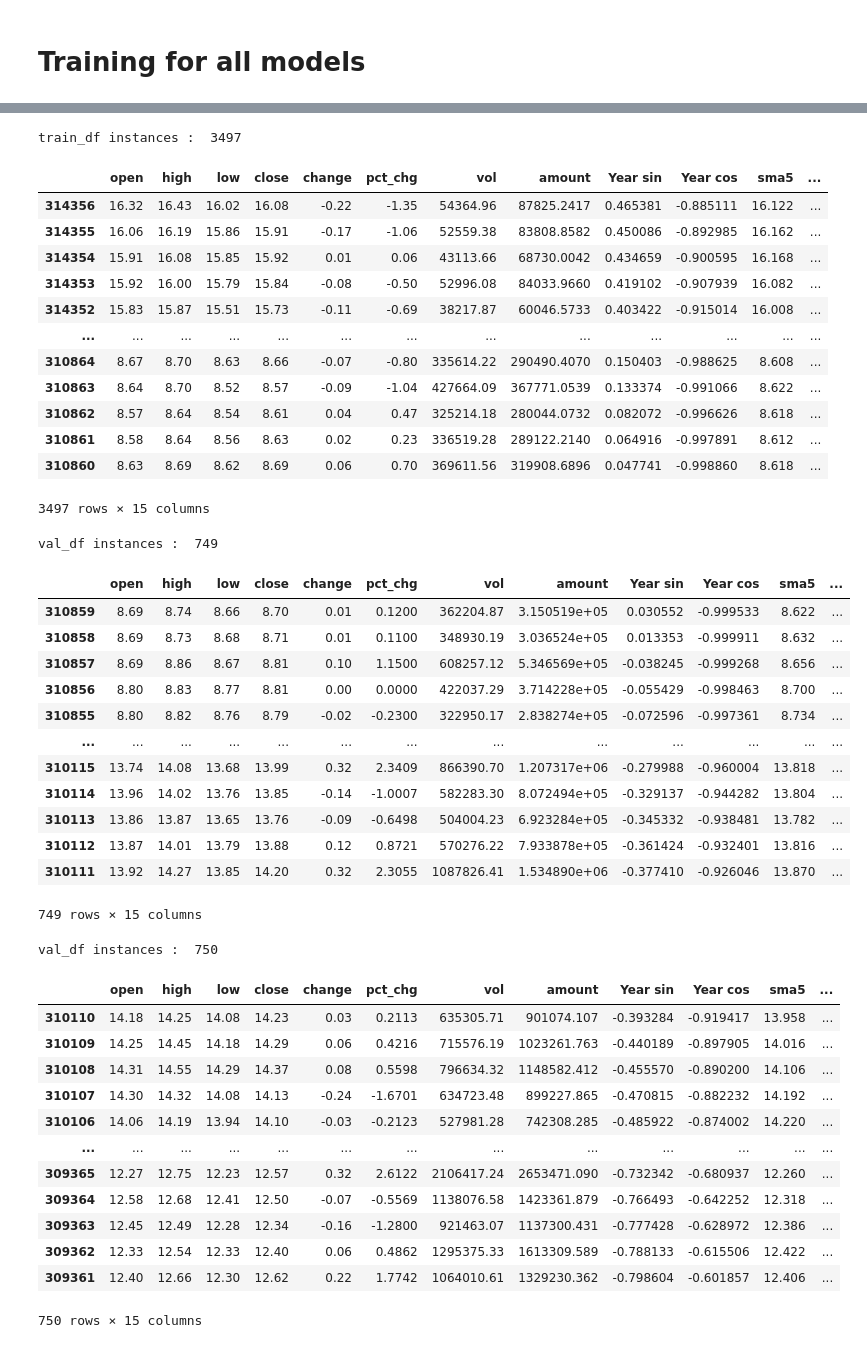
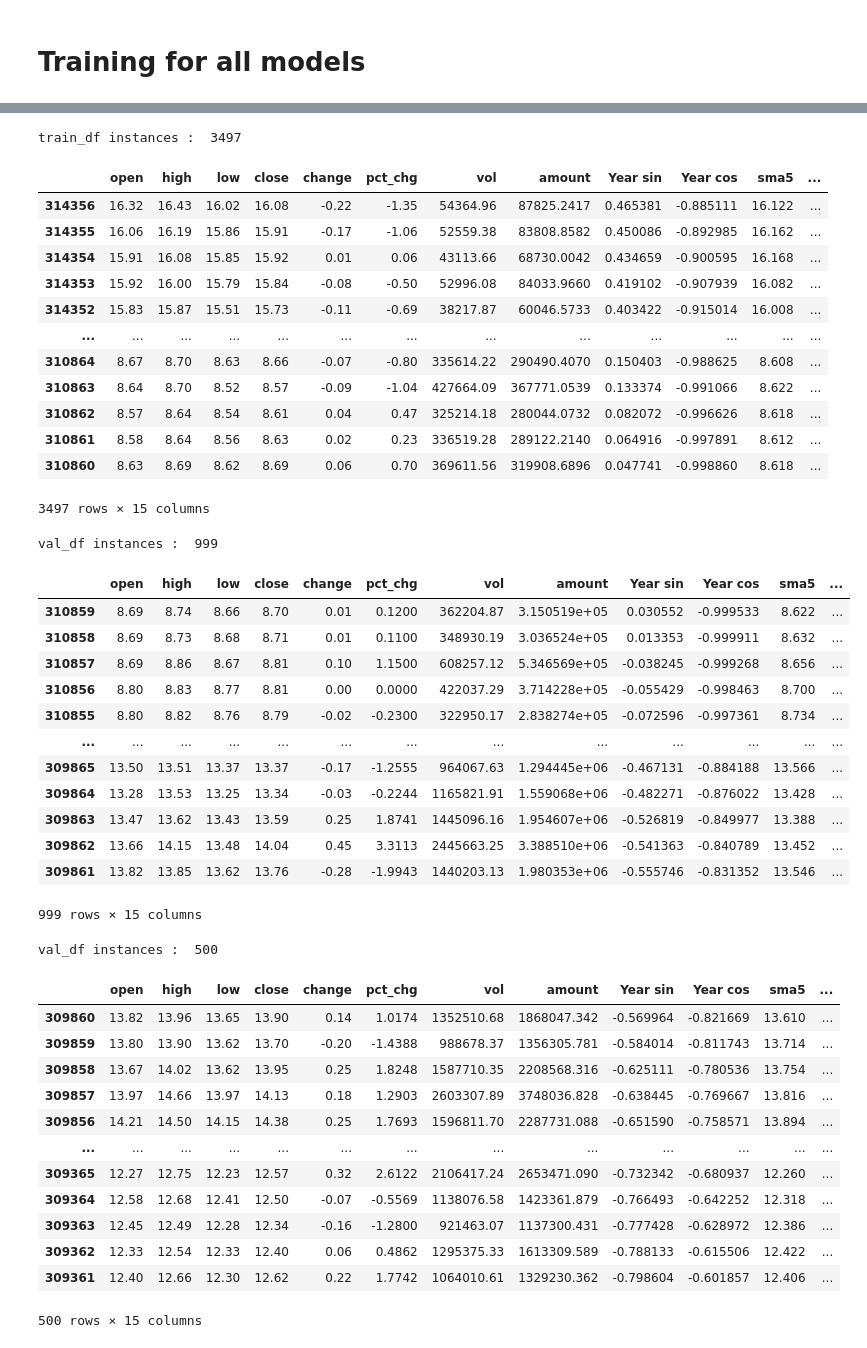
Before and after one commit to vincent05r/Stock_models, a Jupyter notebook: LSTM_Attention_stock_test_all.ipynb, the cells around one changed output, grey strips where cells are left out. Drawn from its saved outputs; the diff is of its cells as text; code cells hidden in the pictures.

```diff
--- a/LSTM_Attention_stock_test_all.ipynb
+++ b/LSTM_Attention_stock_test_all.ipynb
@@ -263,7 +263,7 @@ labels = ['open']
 eval_iteration = 10 #the number of evaluation iterations for individual stock
 # %%
 #main training loop
-stock_training_range = 3 #len(stock_list)
+stock_training_range = 20 #len(stock_list)
 
 for stock_index in range( stock_training_range ):
 
@@ -282,7 +282,7 @@ for stock_index in range( stock_training_range ):
     #no testing data, only cross val data
 
     train_data_p = 0.7  #percentage of train data
-    val_data_p = 0.15
+    val_data_p = 0.2
 
     train_df = current_stock[ 0 : int(n * train_data_p) ]
     val_df = current_stock[int( n * train_data_p) : int(n * (train_data_p + val_data_p)) ]
@@ -405,54 +405,54 @@ df features :  15
 | 314353 | 15.92 | 16.00 | 15.79 | 15.84 | -0.08 | -0.5000 | 52996.08 | 8.403397e+04 | 0.419102 | -0.907939 | 16.082 | ... |
 | 314352 | 15.83 | 15.87 | 15.51 | 15.73 | -0.11 | -0.6900 | 38217.87 | 6.004657e+04 | 0.403422 | -0.915014 | 16.008 | ... |
 | ... | ... | ... | ... | ... | ... | ... | ... | ... | ... | ... | ... | ... |
 | 309365 | 12.27 | 12.75 | 12.23 | 12.57 | 0.32 | 2.6122 | 2106417.24 | 2.653471e+06 | -0.732342 | -0.680937 | 12.260 | ... |
 | 309364 | 12.58 | 12.68 | 12.41 | 12.50 | -0.07 | -0.5569 | 1138076.58 | 1.423362e+06 | -0.766493 | -0.642252 | 12.318 | ... |
 | 309363 | 12.45 | 12.49 | 12.28 | 12.34 | -0.16 | -1.2800 | 921463.07 | 1.137300e+06 | -0.777428 | -0.628972 | 12.386 | ... |
 | 309362 | 12.33 | 12.54 | 12.33 | 12.40 | 0.06 | 0.4862 | 1295375.33 | 1.613310e+06 | -0.788133 | -0.615506 | 12.422 | ... |
 | 309361 | 12.40 | 12.66 | 12.30 | 12.62 | 0.22 | 1.7742 | 1064010.61 | 1.329230e+06 | -0.798604 | -0.601857 | 12.406 | ... |
 4996 rows × 15 columns
 train_df instances :  3497
 |  | open | high | low | close | change | pct_chg | vol | amount | Year sin | Year cos | sma5 | ... |
 | 314356 | 16.32 | 16.43 | 16.02 | 16.08 | -0.22 | -1.35 | 54364.96 | 87825.2417 | 0.465381 | -0.885111 | 16.122 | ... |
 | 314355 | 16.06 | 16.19 | 15.86 | 15.91 | -0.17 | -1.06 | 52559.38 | 83808.8582 | 0.450086 | -0.892985 | 16.162 | ... |
 | 314354 | 15.91 | 16.08 | 15.85 | 15.92 | 0.01 | 0.06 | 43113.66 | 68730.0042 | 0.434659 | -0.900595 | 16.168 | ... |
 | 314353 | 15.92 | 16.00 | 15.79 | 15.84 | -0.08 | -0.50 | 52996.08 | 84033.9660 | 0.419102 | -0.907939 | 16.082 | ... |
 | 314352 | 15.83 | 15.87 | 15.51 | 15.73 | -0.11 | -0.69 | 38217.87 | 60046.5733 | 0.403422 | -0.915014 | 16.008 | ... |
 | ... | ... | ... | ... | ... | ... | ... | ... | ... | ... | ... | ... | ... |
 | 310864 | 8.67 | 8.70 | 8.63 | 8.66 | -0.07 | -0.80 | 335614.22 | 290490.4070 | 0.150403 | -0.988625 | 8.608 | ... |
 | 310863 | 8.64 | 8.70 | 8.52 | 8.57 | -0.09 | -1.04 | 427664.09 | 367771.0539 | 0.133374 | -0.991066 | 8.622 | ... |
 | 310862 | 8.57 | 8.64 | 8.54 | 8.61 | 0.04 | 0.47 | 325214.18 | 280044.0732 | 0.082072 | -0.996626 | 8.618 | ... |
 | 310861 | 8.58 | 8.64 | 8.56 | 8.63 | 0.02 | 0.23 | 336519.28 | 289122.2140 | 0.064916 | -0.997891 | 8.612 | ... |
 | 310860 | 8.63 | 8.69 | 8.62 | 8.69 | 0.06 | 0.70 | 369611.56 | 319908.6896 | 0.047741 | -0.998860 | 8.618 | ... |
 3497 rows × 15 columns
-val_df instances :  749
+val_df instances :  999
 |  | open | high | low | close | change | pct_chg | vol | amount | Year sin | Year cos | sma5 | ... |
 | 310859 | 8.69 | 8.74 | 8.66 | 8.70 | 0.01 | 0.1200 | 362204.87 | 3.150519e+05 | 0.030552 | -0.999533 | 8.622 | ... |
 | 310858 | 8.69 | 8.73 | 8.68 | 8.71 | 0.01 | 0.1100 | 348930.19 | 3.036524e+05 | 0.013353 | -0.999911 | 8.632 | ... |
 | 310857 | 8.69 | 8.86 | 8.67 | 8.81 | 0.10 | 1.1500 | 608257.12 | 5.346569e+05 | -0.038245 | -0.999268 | 8.656 | ... |
 | 310856 | 8.80 | 8.83 | 8.77 | 8.81 | 0.00 | 0.0000 | 422037.29 | 3.714228e+05 | -0.055429 | -0.998463 | 8.700 | ... |
 | 310855 | 8.80 | 8.82 | 8.76 | 8.79 | -0.02 | -0.2300 | 322950.17 | 2.838274e+05 | -0.072596 | -0.997361 | 8.734 | ... |
 | ... | ... | ... | ... | ... | ... | ... | ... | ... | ... | ... | ... | ... |
-| 310115 | 13.74 | 14.08 | 13.68 | 13.99 | 0.32 | 2.3409 | 866390.70 | 1.207317e+06 | -0.279988 | -0.960004 | 13.818 | ... |
-| 310114 | 13.96 | 14.02 | 13.76 | 13.85 | -0.14 | -1.0007 | 582283.30 | 8.072494e+05 | -0.329137 | -0.944282 | 13.804 | ... |
-| 310113 | 13.86 | 13.87 | 13.65 | 13.76 | -0.09 | -0.6498 | 504004.23 | 6.923284e+05 | -0.345332 | -0.938481 | 13.782 | ... |
-| 310112 | 13.87 | 14.01 | 13.79 | 13.88 | 0.12 | 0.8721 | 570276.22 | 7.933878e+05 | -0.361424 | -0.932401 | 13.816 | ... |
-| 310111 | 13.92 | 14.27 | 13.85 | 14.20 | 0.32 | 2.3055 | 1087826.41 | 1.534890e+06 | -0.377410 | -0.926046 | 13.870 | ... |
+| 309865 | 13.50 | 13.51 | 13.37 | 13.37 | -0.17 | -1.2555 | 964067.63 | 1.294445e+06 | -0.467131 | -0.884188 | 13.566 | ... |
+| 309864 | 13.28 | 13.53 | 13.25 | 13.34 | -0.03 | -0.2244 | 1165821.91 | 1.559068e+06 | -0.482271 | -0.876022 | 13.428 | ... |
+| 309863 | 13.47 | 13.62 | 13.43 | 13.59 | 0.25 | 1.8741 | 1445096.16 | 1.954607e+06 | -0.526819 | -0.849977 | 13.388 | ... |
+| 309862 | 13.66 | 14.15 | 13.48 | 14.04 | 0.45 | 3.3113 | 2445663.25 | 3.388510e+06 | -0.541363 | -0.840789 | 13.452 | ... |
+| 309861 | 13.82 | 13.85 | 13.62 | 13.76 | -0.28 | -1.9943 | 1440203.13 | 1.980353e+06 | -0.555746 | -0.831352 | 13.546 | ... |
-749 rows × 15 columns
+999 rows × 15 columns
-val_df instances :  750
+val_df instances :  500
 |  | open | high | low | close | change | pct_chg | vol | amount | Year sin | Year cos | sma5 | ... |
-| 310110 | 14.18 | 14.25 | 14.08 | 14.23 | 0.03 | 0.2113 | 635305.71 | 901074.107 | -0.393284 | -0.919417 | 13.958 | ... |
-| 310109 | 14.25 | 14.45 | 14.18 | 14.29 | 0.06 | 0.4216 | 715576.19 | 1023261.763 | -0.440189 | -0.897905 | 14.016 | ... |
-| 310108 | 14.31 | 14.55 | 14.29 | 14.37 | 0.08 | 0.5598 | 796634.32 | 1148582.412 | -0.455570 | -0.890200 | 14.106 | ... |
-| 310107 | 14.30 | 14.32 | 14.08 | 14.13 | -0.24 | -1.6701 | 634723.48 | 899227.865 | -0.470815 | -0.882232 | 14.192 | ... |
-| 310106 | 14.06 | 14.19 | 13.94 | 14.10 | -0.03 | -0.2123 | 527981.28 | 742308.285 | -0.485922 | -0.874002 | 14.220 | ... |
+| 309860 | 13.82 | 13.96 | 13.65 | 13.90 | 0.14 | 1.0174 | 1352510.68 | 1868047.342 | -0.569964 | -0.821669 | 13.610 | ... |
+| 309859 | 13.80 | 13.90 | 13.62 | 13.70 | -0.20 | -1.4388 | 988678.37 | 1356305.781 | -0.584014 | -0.811743 | 13.714 | ... |
+| 309858 | 13.67 | 14.02 | 13.62 | 13.95 | 0.25 | 1.8248 | 1587710.35 | 2208568.316 | -0.625111 | -0.780536 | 13.754 | ... |
+| 309857 | 13.97 | 14.66 | 13.97 | 14.13 | 0.18 | 1.2903 | 2603307.89 | 3748036.828 | -0.638445 | -0.769667 | 13.816 | ... |
+| 309856 | 14.21 | 14.50 | 14.15 | 14.38 | 0.25 | 1.7693 | 1596811.70 | 2287731.088 | -0.651590 | -0.758571 | 13.894 | ... |
 | ... | ... | ... | ... | ... | ... | ... | ... | ... | ... | ... | ... | ... |
 | 309365 | 12.27 | 12.75 | 12.23 | 12.57 | 0.32 | 2.6122 | 2106417.24 | 2653471.090 | -0.732342 | -0.680937 | 12.260 | ... |
 | 309364 | 12.58 | 12.68 | 12.41 | 12.50 | -0.07 | -0.5569 | 1138076.58 | 1423361.879 | -0.766493 | -0.642252 | 12.318 | ... |
 | 309363 | 12.45 | 12.49 | 12.28 | 12.34 | -0.16 | -1.2800 | 921463.07 | 1137300.431 | -0.777428 | -0.628972 | 12.386 | ... |
 | 309362 | 12.33 | 12.54 | 12.33 | 12.40 | 0.06 | 0.4862 | 1295375.33 | 1613309.589 | -0.788133 | -0.615506 | 12.422 | ... |
 | 309361 | 12.40 | 12.66 | 12.30 | 12.62 | 0.22 | 1.7742 | 1064010.61 | 1329230.362 | -0.798604 | -0.601857 | 12.406 | ... |
-750 rows × 15 columns
+500 rows × 15 columns
 ... (17 outputs left out)
 # %%
 #check all output of the dictionaries db
```
Also changed, not shown: parts of 1 cell of this notebook, 2 other files.
